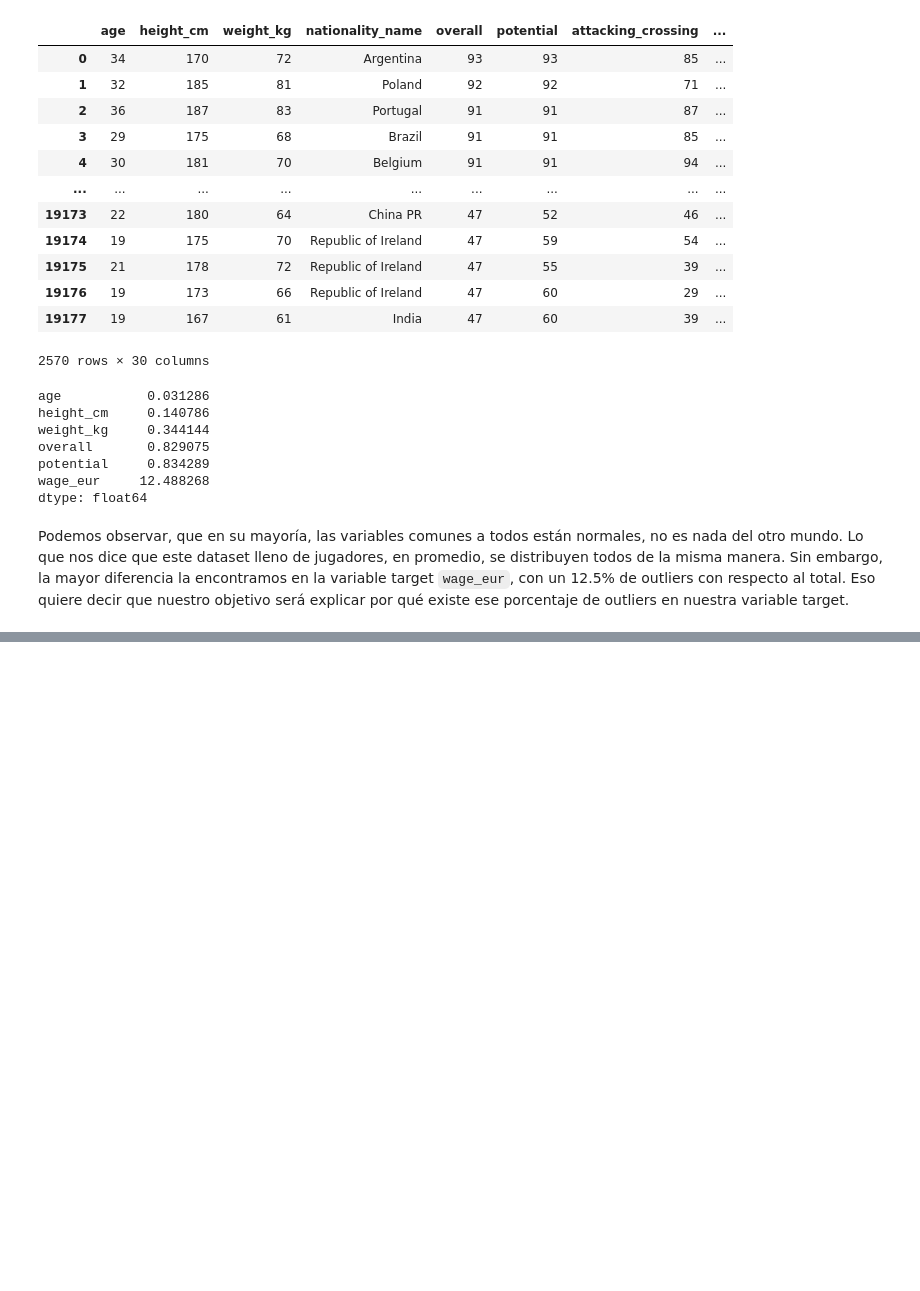
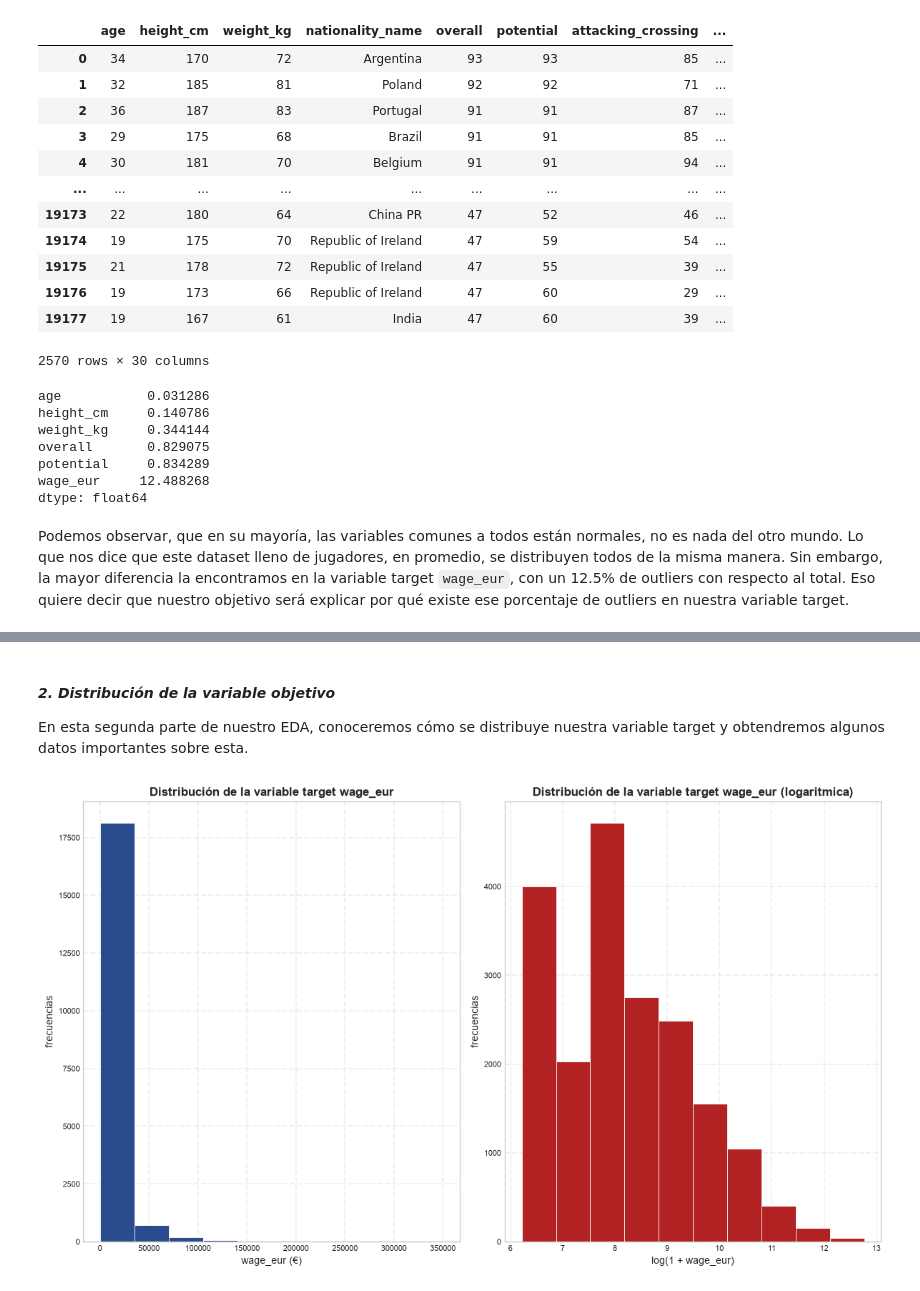
Before and after one commit to devrenato56/football-salaries-ml, a Jupyter notebook: notebooks/01_eda.ipynb, the cells around one changed output, grey strips where cells are left out. Cells and saved outputs as stored; diff of their text form; code cells hidden in the pictures; blank space fills up the shorter version.

```diff
--- a/notebooks/01_eda.ipynb
+++ b/notebooks/01_eda.ipynb
@@ -571,0 +608,34 @@ En la siguiente parte de nuestro estudio exploraremos todos los datos que hemos
+# %% [markdown]
+#### <b><i>2. Distribución de la variable objetivo</i></b>
+En esta segunda parte de nuestro EDA, conoceremos cómo se distribuye nuestra variable target y obtendremos algunos datos importantes sobre esta.
+# %%
+# Ya tenemos el dataframe, entonces, tendremos que trabajar con gráficos: matplotlib
+#Gráficos
+plt.style.use("seaborn-v0_8-whitegrid")
+fig, axes = plt.subplots(1, 2, figsize=(12, 7))
+color1 = "#2b4c8c"
+color2 = "firebrick"
+
+#Títulos y ejes
+ax = axes[0]
+ax.hist(df["wage_eur"], bins=10, color=color1, linewidth=0.6, edgecolor="white")
+ax.set_title("Distribución de la variable target wage_eur", fontsize=12, fontweight="bold")
+ax.set_xlabel("wage_eur (€)", fontsize=10)
+ax.set_ylabel("frecuencias", fontsize=10)
+ax.tick_params(labelsize=8)
+ax.grid(alpha=0.3, linestyle="--", linewidth=1.4)
+
+log_wage = np.log1p(df["wage_eur"])
+ax = axes[1]
+ax.hist(log_wage, bins=10, color=color2, linewidth=0.6, edgecolor="white")
+ax.set_title("Distribución de la variable target wage_eur (logaritmica)", fontsize=12, fontweight="bold")
+ax.set_xlabel("log(1 + wage_eur)", fontsize=10)
+ax.set_ylabel("frecuencias", fontsize=10)
+ax.tick_params(labelsize=8)
+ax.grid(alpha=0.3, linestyle="--", linewidth=1.4)
+
+#Visualización
+plt.tight_layout()
+plt.show()
+# %% [output]
+[figure, added]
```
Also changed, not shown: parts of 25 cells of this notebook, 9 other files.
